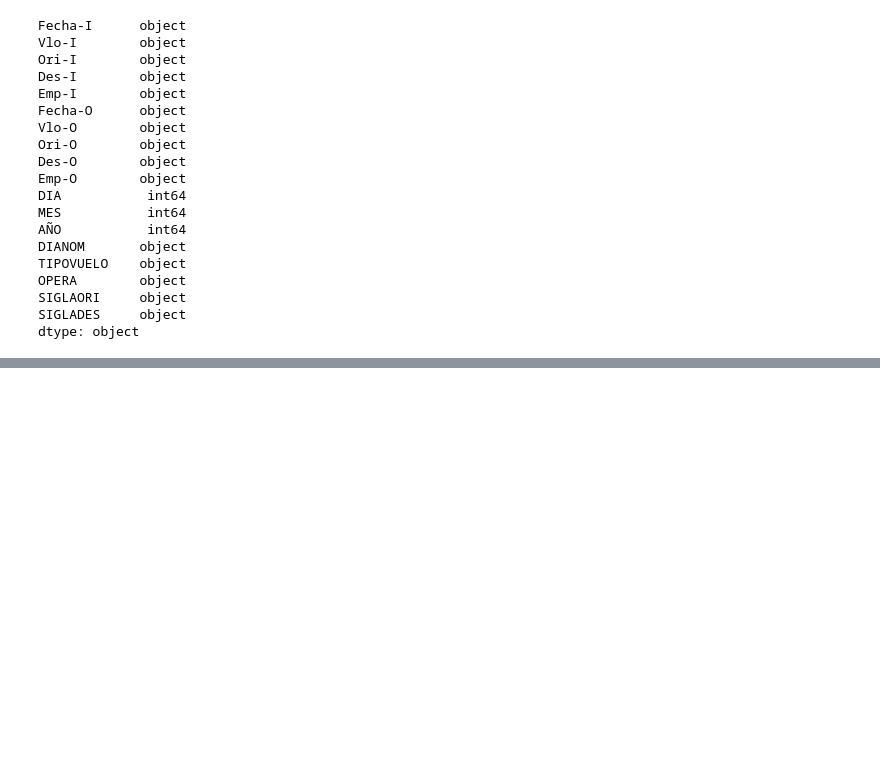
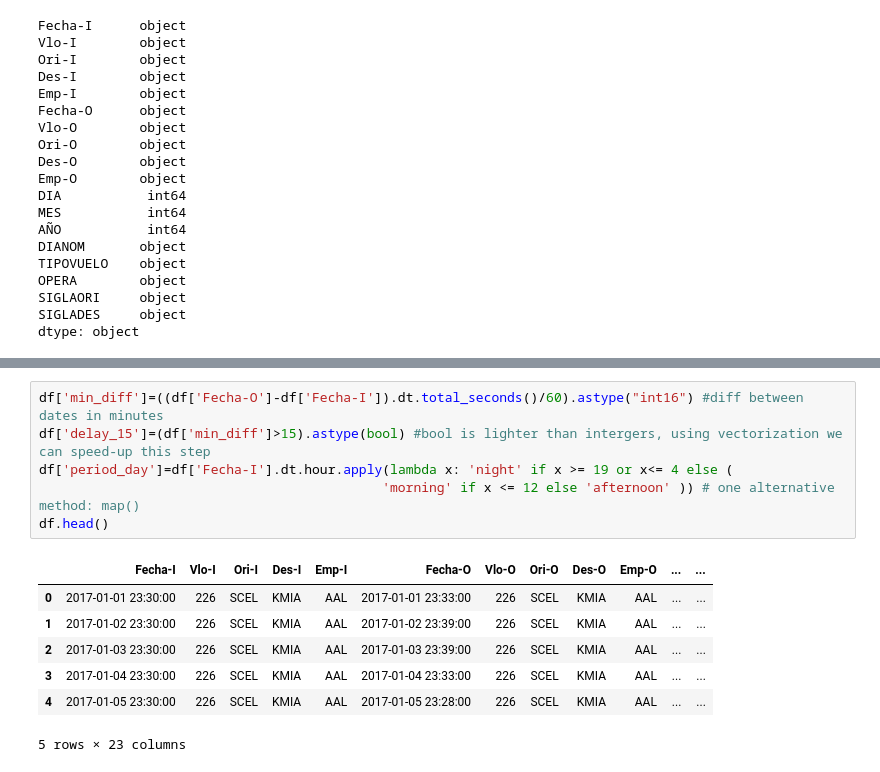
Before and after one commit to giopalmieri/dschallenge-latam, a Jupyter notebook: solution.ipynb, the cells around one changed output, grey strips where cells are left out. Saved outputs shown, nothing was run; the diff lists cells and outputs as text; blank space fills up the shorter version.

```diff
--- a/solution.ipynb
+++ b/solution.ipynb
@@ -71,0 +162,14 @@ for col in df.columns:
+# %%
+df['min_diff']=((df['Fecha-O']-df['Fecha-I']).dt.total_seconds()/60).astype("int16") #diff between dates in minutes
+df['delay_15']=(df['min_diff']>15).astype(bool) #bool is lighter than intergers, using vectorization we can speed-up this step
+df['period_day']=df['Fecha-I'].dt.hour.apply(lambda x: 'night' if x >= 19 or x<= 4 else (
+                                            'morning' if x <= 12 else 'afternoon' )) # one alternative method: map()
+df.head()
+# %% [output]
+|  | Fecha-I | Vlo-I | Ori-I | Des-I | Emp-I | Fecha-O | Vlo-O | Ori-O | Des-O | Emp-O | ... | ... |
+| 0 | 2017-01-01 23:30:00 | 226 | SCEL | KMIA | AAL | 2017-01-01 23:33:00 | 226 | SCEL | KMIA | AAL | ... | ... |
+| 1 | 2017-01-02 23:30:00 | 226 | SCEL | KMIA | AAL | 2017-01-02 23:39:00 | 226 | SCEL | KMIA | AAL | ... | ... |
+| 2 | 2017-01-03 23:30:00 | 226 | SCEL | KMIA | AAL | 2017-01-03 23:39:00 | 226 | SCEL | KMIA | AAL | ... | ... |
+| 3 | 2017-01-04 23:30:00 | 226 | SCEL | KMIA | AAL | 2017-01-04 23:33:00 | 226 | SCEL | KMIA | AAL | ... | ... |
+| 4 | 2017-01-05 23:30:00 | 226 | SCEL | KMIA | AAL | 2017-01-05 23:28:00 | 226 | SCEL | KMIA | AAL | ... | ... |
+5 rows × 23 columns
```
Also changed, not shown: parts of 10 cells of this notebook.
